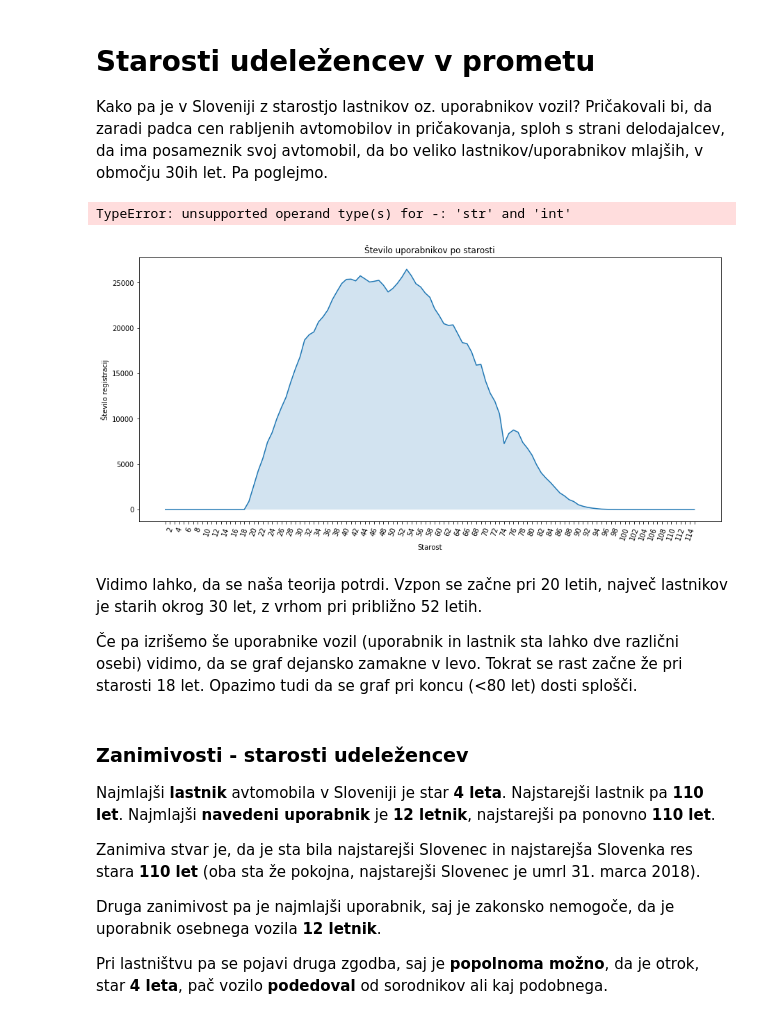
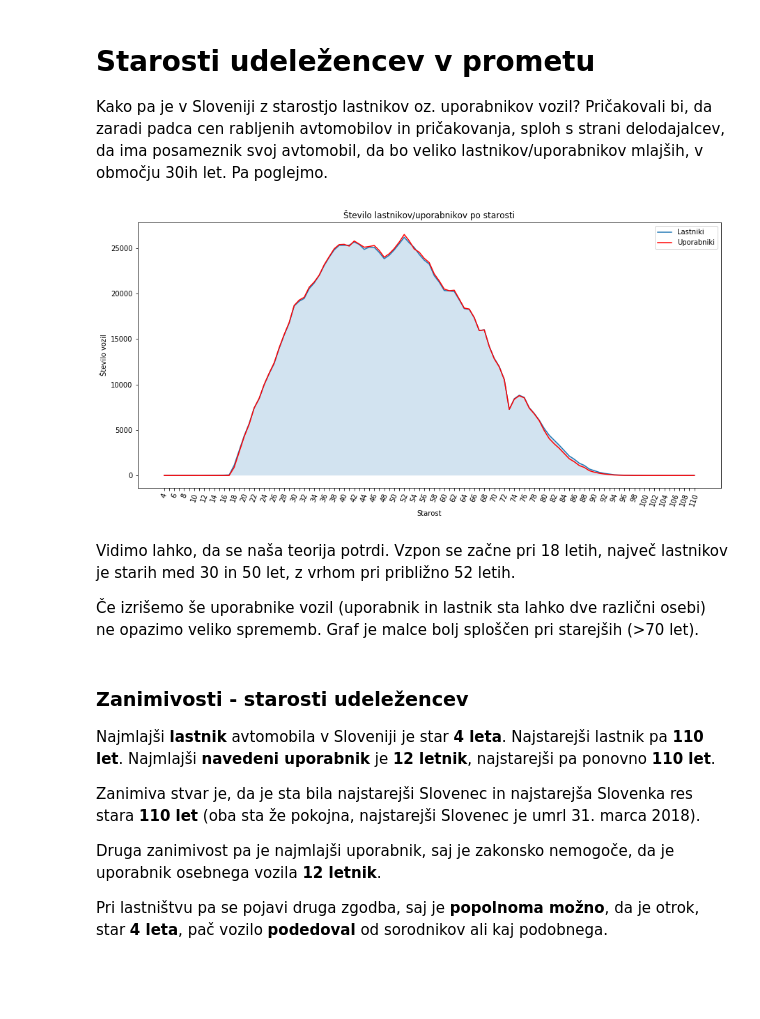
Before and after one commit to AttackVectorDelta/PR19NAJL, a Jupyter notebook: Poročilo.ipynb, the cells around one changed output. Drawn from its saved outputs; the diff is of its cells as text; code cells hidden in the pictures; blank space fills up the shorter version.

```diff
--- a/Poročilo.ipynb
+++ b/Poročilo.ipynb
@@ -270,68 +273,53 @@ Kako pa je v Sloveniji z starostjo lastnikov oz. uporabnikov vozil? Pričakovali
 # %%
 %store -r starostiLastnikov
 %store -r starostiUporabnikov
 
 seznamStarostiLastnikovLabel = []
-seznamStarostiLastnikov=np.zeros(110)
+seznamStarostiLastnikov=np.zeros(107)
 
 seznamStarostiUporabnikovLabel = []
-seznamStarostiUporabnikov=np.zeros(110)
-for starost in range(1,111):
+seznamStarostiUporabnikov=np.zeros(107)
+for starost in range(4,111):
 
     if(starost%2==0):
-        seznamStarostiLastnikovLabel.append(str(starost)-1)
+        seznamStarostiLastnikovLabel.append(str(starost))
     else:
         seznamStarostiLastnikovLabel.append("")
 
     if(str(starost) in starostiLastnikov):
-        seznamStarostiLastnikov[starost] = starostiLastnikov[str(starost)]
-
+        seznamStarostiLastnikov[starost-4]=starostiLastnikov[str(starost)]
 
     if(starost%2==0):
-        seznamStarostiUporabnikovLabel.append(str(starost)-1)
+        seznamStarostiUporabnikovLabel.append(str(starost))
     else:
         seznamStarostiUporabnikovLabel.append("")
 
     if(str(starost) in starostiUporabnikov):
-        seznamStarostiUporabnikov[starost]=starostiUporabnikov[str(starost)]
+        seznamStarostiUporabnikov[starost-4]=starostiUporabnikov[str(starost)]
 
 
 index = np.arange(len(seznamStarostiLastnikov))
 plt.figure(figsize=(15,7))
-plt.plot(index, seznamStarostiLastnikov)
+plt.plot(index, seznamStarostiLastnikov, label="Lastniki")
+plt.fill_between(index, 0, seznamStarostiLastnikov, alpha=0.2)
 
-plt.title('Število lastnikov po starosti')
+plt.plot(index, seznamStarostiUporabnikov, color="r", label="Uporabniki")
+
+plt.title('Število lastnikov/uporabnikov po starosti')
 plt.xlabel('Starost', fontsize=10)
-plt.ylabel('Število registracij', fontsize=10)
+plt.ylabel('Število vozil', fontsize=10)
+
+plt.legend()
 
 plt.xticks(index, seznamStarostiLastnikovLabel, fontsize=10, rotation=70)
-plt.fill_between(index, 0, seznamStarostiLastnikov, alpha=0.2)
 
 plt.show()
-
-print(len(seznamStarostiUporabnikov))
-print(len(seznamStarostiUporabnikovLabel))
 # %% [output]
-TypeError: unsupported operand type(s) for -: 'str' and 'int'
+[figure, added]
-# %%
-index = np.arange(len(seznamStarostiUporabnikovLabel))
-plt.figure(figsize=(15,7))
-plt.plot(index, seznamStarostiUporabnikov)
-
-plt.title('Število uporabnikov po starosti')
-plt.xlabel('Starost', fontsize=10)
-plt.ylabel('Število registracij', fontsize=10)
-
-plt.xticks(index, seznamStarostiUporabnikovLabel, fontsize=10, rotation=70)
-plt.fill_between(index, 0, seznamStarostiUporabnikov, alpha=0.2)
-
-plt.show()
-# %% [output]
-[figure, removed]
 # %% [markdown]
-Vidimo lahko, da se naša teorija potrdi. Vzpon se začne pri 20 letih, največ lastnikov je starih okrog 30 let, z vrhom pri približno 52 letih.
+Vidimo lahko, da se naša teorija potrdi. Vzpon se začne pri 18 letih, največ lastnikov je starih med 30 in 50 let, z vrhom pri približno 52 letih.
 
-Če pa izrišemo še uporabnike vozil (uporabnik in lastnik sta lahko dve različni osebi) vidimo, da se graf dejansko zamakne v levo. Tokrat se rast začne že pri starosti 18 let. Opazimo tudi da se graf pri koncu (<80 let) dosti splošči.
+Če izrišemo še uporabnike vozil (uporabnik in lastnik sta lahko dve različni osebi) ne opazimo veliko sprememb. Graf je malce bolj sploščen pri starejših (>70 let).
 # %% [markdown]
 ### Zanimivosti - starosti udeležencev
 
```
Also changed, not shown: parts of 16 cells of this notebook, 1 other file.
